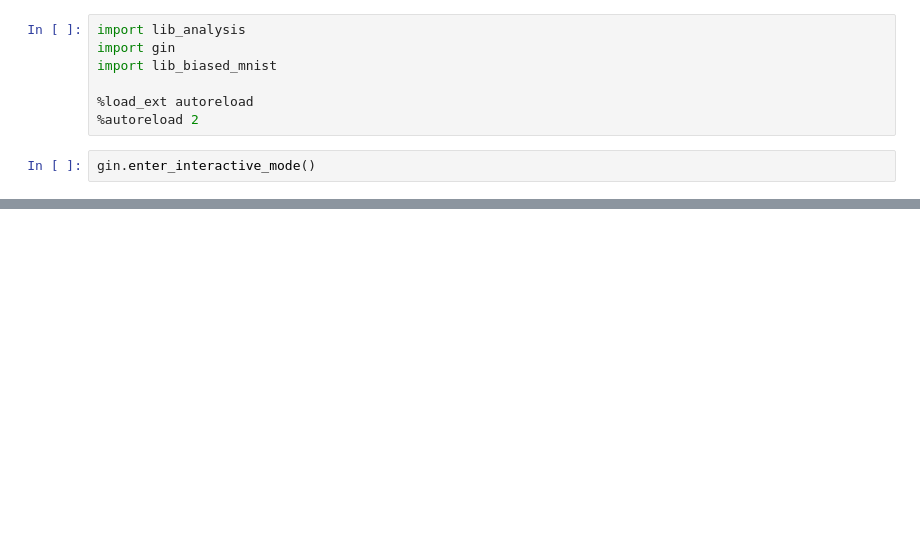
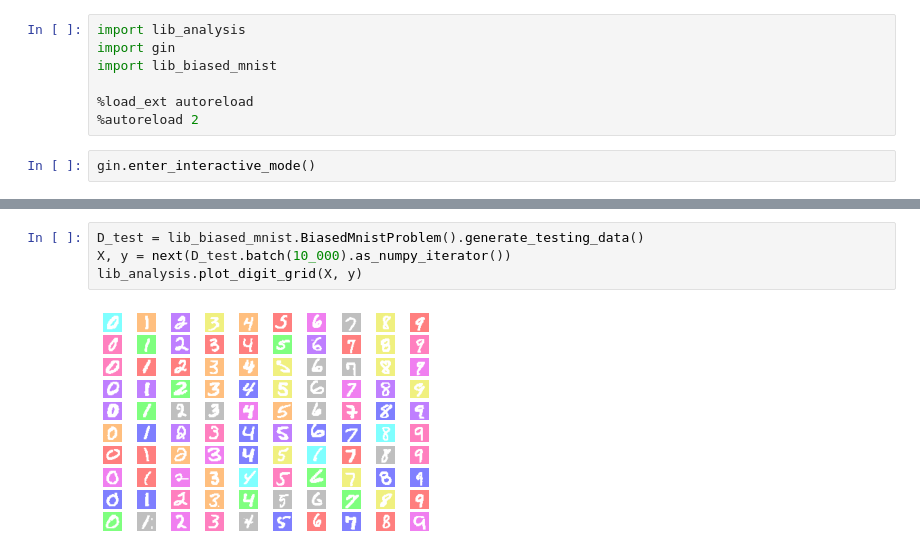
Before and after one commit to ericpts/hsic, a Jupyter notebook: Explore_data.ipynb, the cells around one changed output, grey strips where cells are left out. Drawn from its saved outputs; the diff is of its cells as text; blank space fills up the shorter version.

```diff
--- a/Explore_data.ipynb
+++ b/Explore_data.ipynb
@@ -19,0 +32,6 @@ lib_analysis.plot_digit_grid(X, y)
+# %%
+D_test = lib_biased_mnist.BiasedMnistProblem().generate_testing_data()
+X, y = next(D_test.batch(10_000).as_numpy_iterator())
+lib_analysis.plot_digit_grid(X, y)
+# %% [output]
+[figure, added]
```
Also changed, not shown: parts of 1 cell of this notebook, 8 other files.
